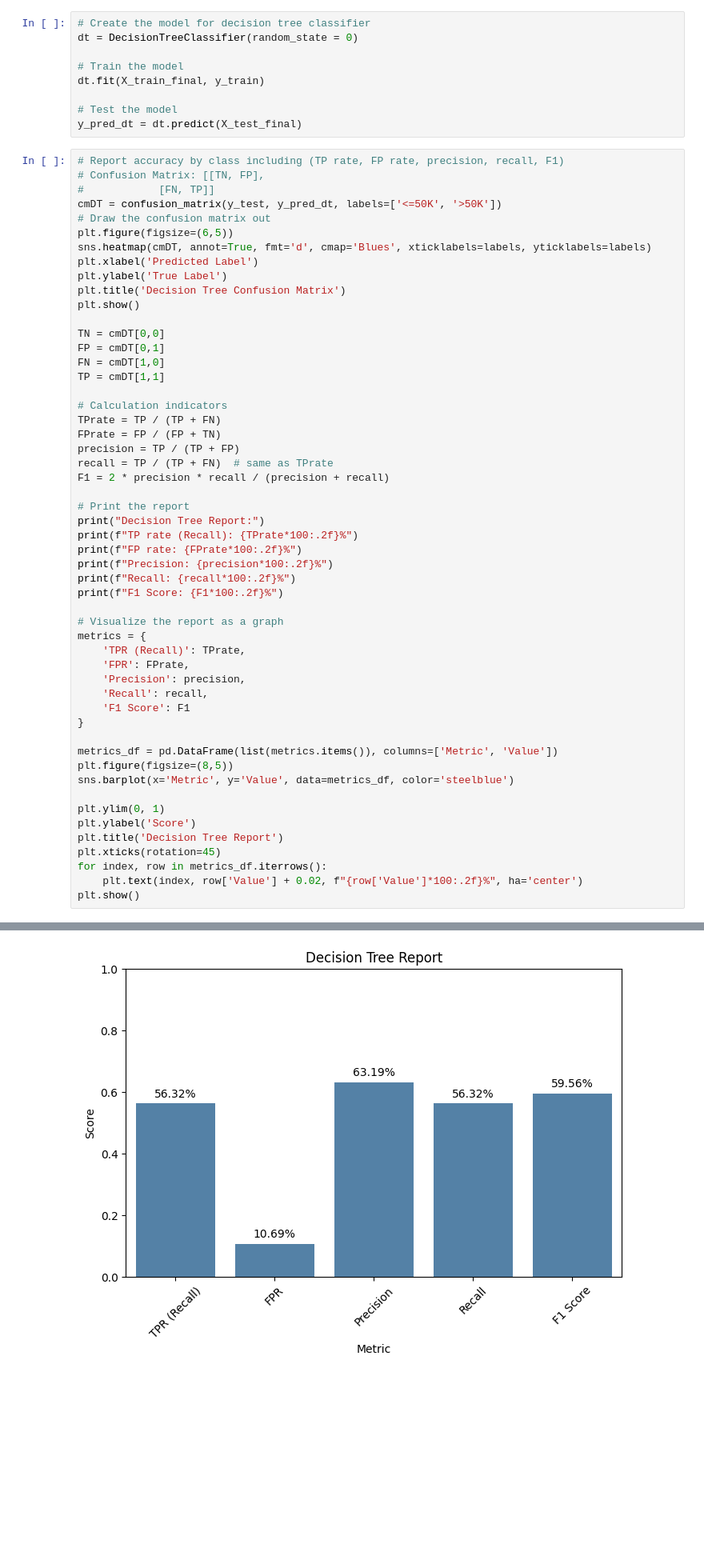
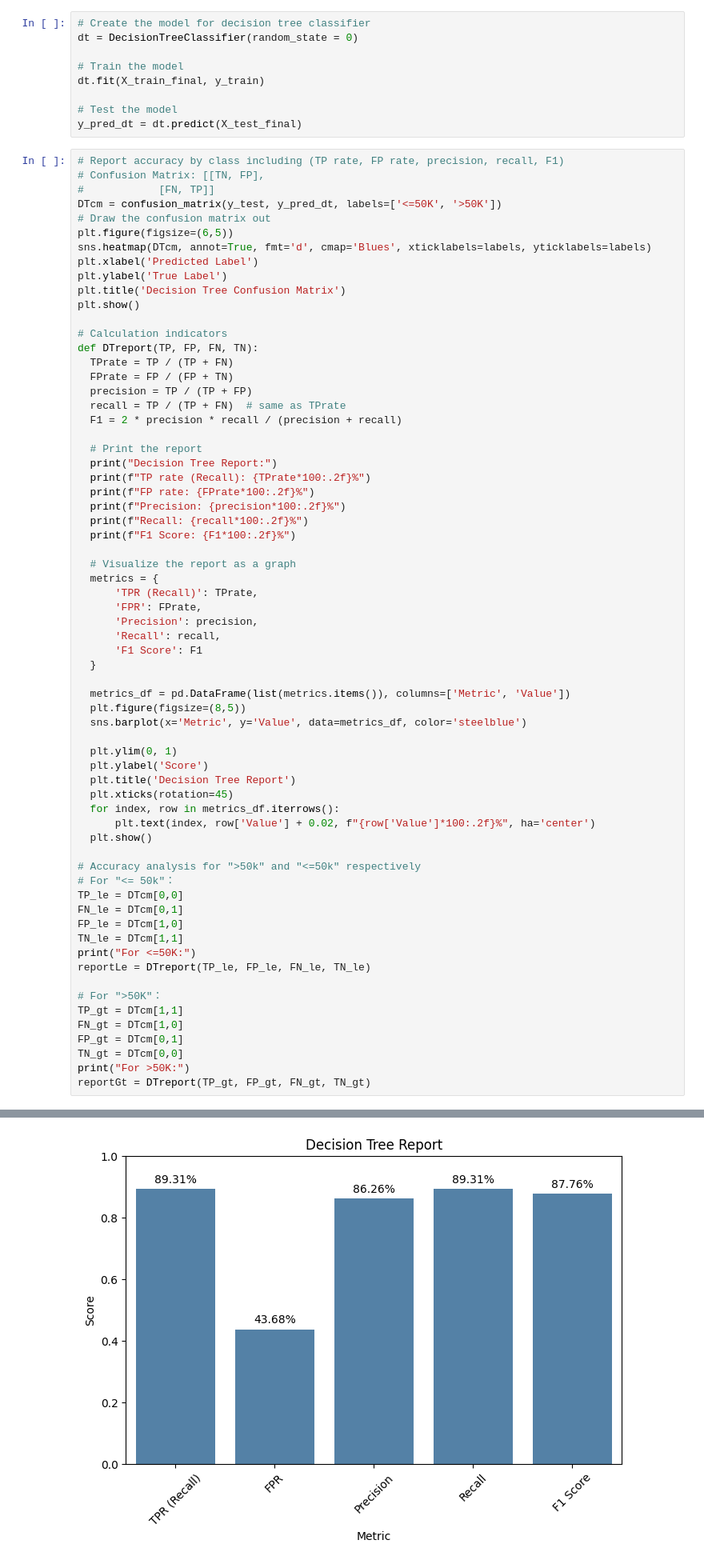
Before and after one commit to yiwang099/Adult-dataset-scikit-learn-project, a Jupyter notebook: PracticeProjectPart1.ipynb, the cells around one changed output, grey strips where cells are left out. Shown: that part at 80% size. Cells and saved outputs as stored; diff of their text form; blank space fills up the shorter version.

```diff
--- a/PracticeProjectPart1.ipynb
+++ b/PracticeProjectPart1.ipynb
@@ -75,54 +75,67 @@ y_pred_dt = dt.predict(X_test_final)
 # Report accuracy by class including (TP rate, FP rate, precision, recall, F1)
 # Confusion Matrix: [[TN, FP],
 #            [FN, TP]]
-cmDT = confusion_matrix(y_test, y_pred_dt, labels=['<=50K', '>50K'])
+DTcm = confusion_matrix(y_test, y_pred_dt, labels=['<=50K', '>50K'])
 # Draw the confusion matrix out
 plt.figure(figsize=(6,5))
-sns.heatmap(cmDT, annot=True, fmt='d', cmap='Blues', xticklabels=labels, yticklabels=labels)
+sns.heatmap(DTcm, annot=True, fmt='d', cmap='Blues', xticklabels=labels, yticklabels=labels)
 plt.xlabel('Predicted Label')
 plt.ylabel('True Label')
 plt.title('Decision Tree Confusion Matrix')
 plt.show()
 
-TN = cmDT[0,0]
-FP = cmDT[0,1]
-FN = cmDT[1,0]
-TP = cmDT[1,1]
+# Calculation indicators
+def DTreport(TP, FP, FN, TN):
+  TPrate = TP / (TP + FN)
+  FPrate = FP / (FP + TN)
+  precision = TP / (TP + FP)
+  recall = TP / (TP + FN)  # same as TPrate
+  F1 = 2 * precision * recall / (precision + recall)
 
-# Calculation indicators
-TPrate = TP / (TP + FN)
-FPrate = FP / (FP + TN)
-precision = TP / (TP + FP)
-recall = TP / (TP + FN)  # same as TPrate
-F1 = 2 * precision * recall / (precision + recall)
+  # Print the report
+  print("Decision Tree Report:")
+  print(f"TP rate (Recall): {TPrate*100:.2f}%")
+  print(f"FP rate: {FPrate*100:.2f}%")
+  print(f"Precision: {precision*100:.2f}%")
+  print(f"Recall: {recall*100:.2f}%")
+  print(f"F1 Score: {F1*100:.2f}%")
 
-# Print the report
-print("Decision Tree Report:")
-print(f"TP rate (Recall): {TPrate*100:.2f}%")
-print(f"FP rate: {FPrate*100:.2f}%")
-print(f"Precision: {precision*100:.2f}%")
-print(f"Recall: {recall*100:.2f}%")
-print(f"F1 Score: {F1*100:.2f}%")
+  # Visualize the report as a graph
+  metrics = {
+      'TPR (Recall)': TPrate,
+      'FPR': FPrate,
+      'Precision': precision,
+      'Recall': recall,
+      'F1 Score': F1
+  }
 
-# Visualize the report as a graph
-metrics = {
-    'TPR (Recall)': TPrate,
-    'FPR': FPrate,
-    'Precision': precision,
-    'Recall': recall,
-    'F1 Score': F1
-}
+  metrics_df = pd.DataFrame(list(metrics.items()), columns=['Metric', 'Value'])
+  plt.figure(figsize=(8,5))
+  sns.barplot(x='Metric', y='Value', data=metrics_df, color='steelblue')
 
-metrics_df = pd.DataFrame(list(metrics.items()), columns=['Metric', 'Value'])
-plt.figure(figsize=(8,5))
-sns.barplot(x='Metric', y='Value', data=metrics_df, color='steelblue')
+  plt.ylim(0, 1)
+  plt.ylabel('Score')
+  plt.title('Decision Tree Report')
+  plt.xticks(rotation=45)
+  for index, row in metrics_df.iterrows():
+      plt.text(index, row['Value'] + 0.02, f"{row['Value']*100:.2f}%", ha='center')
+  plt.show()
 
-plt.ylim(0, 1)
-plt.ylabel('Score')
-plt.title('Decision Tree Report')
-plt.xticks(rotation=45)
-for index, row in metrics_df.iterrows():
-    plt.text(index, row['Value'] + 0.02, f"{row['Value']*100:.2f}%", ha='center')
-plt.show()
+# Accuracy analysis for ">50k" and "<=50k" respectively
+# For "<= 50k"：
+TP_le = DTcm[0,0]
+FN_le = DTcm[0,1]
+FP_le = DTcm[1,0]
+TN_le = DTcm[1,1]
+print("For <=50K:")
+reportLe = DTreport(TP_le, FP_le, FN_le, TN_le)
+
+# For ">50K"：
+TP_gt = DTcm[1,1]
+FN_gt = DTcm[1,0]
+FP_gt = DTcm[0,1]
+TN_gt = DTcm[0,0]
+print("For >50K:")
+reportGt = DTreport(TP_gt, FP_gt, FN_gt, TN_gt)
 # %% [output]
 [figure]
@@ -135 +149 @@ F1 Score: 59.56%
-[figure, old version]
+[figure, new version]
```
Also changed, not shown: parts of 2 cells of this notebook.
